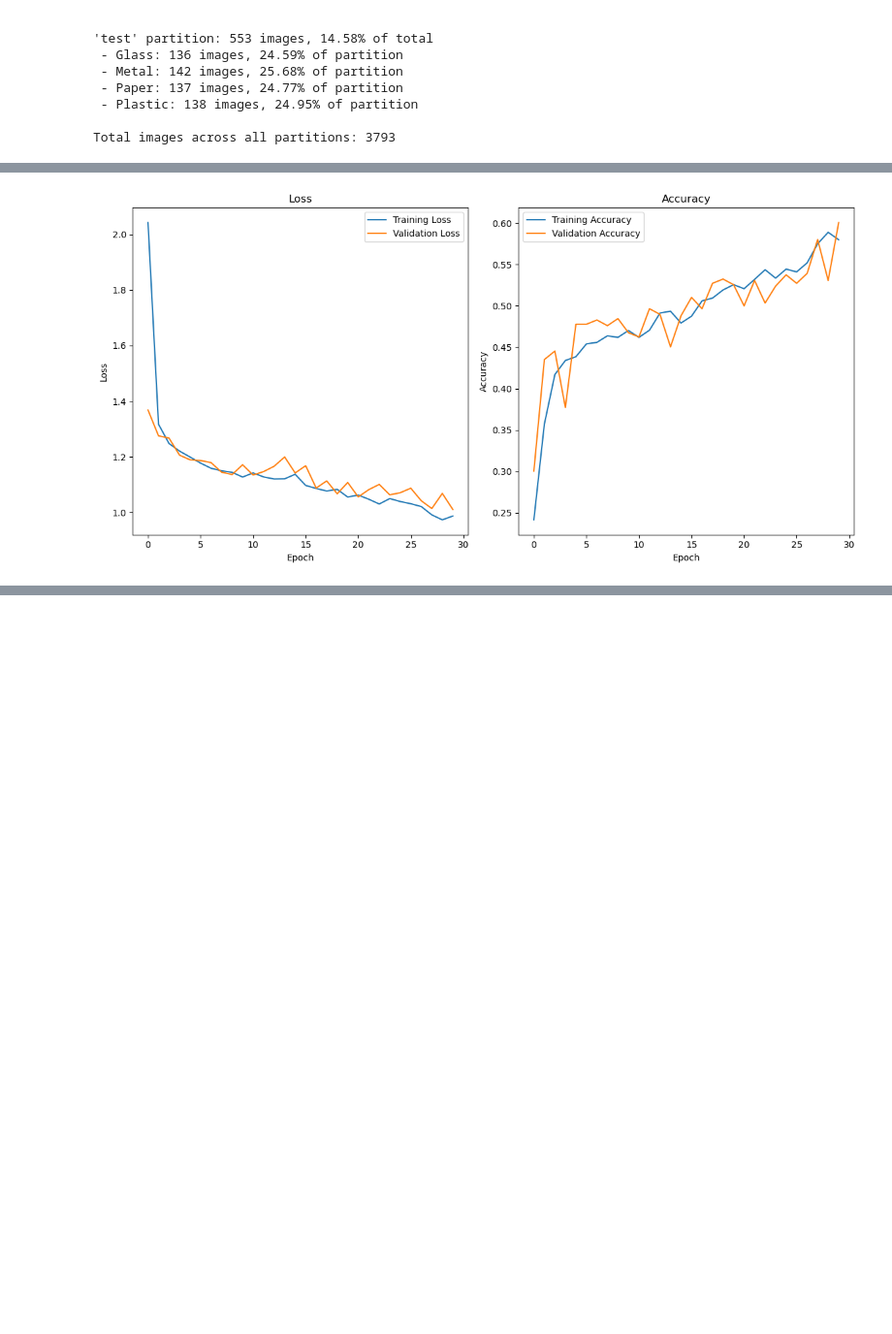
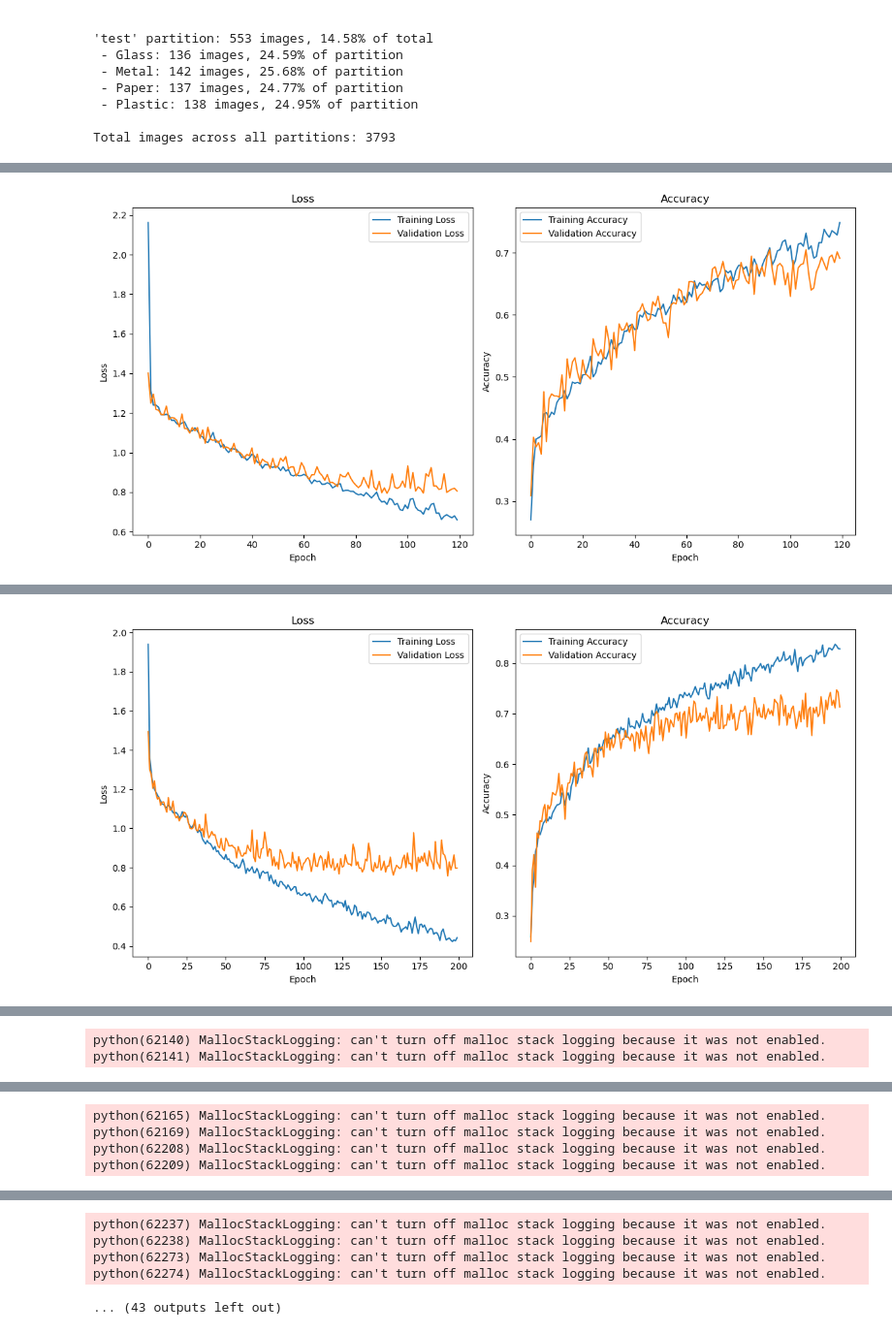
Before and after one commit to swapnil233/aps-360-project, a Jupyter notebook: APS360_project_v3.ipynb, the cells around one changed output, grey strips where cells are left out. Shown at 97% size. Drawn from its saved outputs; the diff is of its cells as text; code cells hidden in the pictures; blank space fills up the shorter version.

```diff
--- a/APS360_project_v3.ipynb
+++ b/APS360_project_v3.ipynb
@@ -103,7 +101,8 @@ def get_trash_data_loader(batch_size, img_dim):
     # Transforms
     transform = transforms.Compose([
         transforms.Resize((img_dim, img_dim)),  # Resize to img_dim x img_dim.
-        transforms.RandomHorizontalFlip(p=0.5), # Random horizontal flip 50% chance
+        transforms.RandomHorizontalFlip(),      # Random horizontal flip 50% chance
+        transforms.RandomVerticalFlip(),        # Random vertical flip 50% chance
         transforms.RandomRotation(45),          # Random rotation by 45 degrees
         transforms.ToTensor(),                  # Convert images to tensor
     ])
@@ -348,10 +391,15 @@ def train(model, train_loader, valid_loader, config):
     return best_valid_loss, best_valid_acc
 # %%
 hyperparameter_configs = [
-    # {'learning_rate': 1e-3, 'num_epochs': 30, 'batch_size': 256},
-    {'learning_rate': 1e-3, 'num_epochs': 30, 'batch_size': 128},
-    # {'learning_rate': 1e-4, 'num_epochs': 30, 'batch_size': 64},
-    # {'learning_rate': 1e-5, 'num_epochs': 30, 'batch_size': 64},
+    # {'learning_rate': 1e-3, 'num_epochs': 50, 'batch_size': 128}, # Done
+    # {'learning_rate': 1e-3, 'num_epochs': 80, 'batch_size': 128}, # Done
+    {'learning_rate': 1e-3, 'num_epochs': 120, 'batch_size': 128},
+    {'learning_rate': 1e-3, 'num_epochs': 200, 'batch_size': 128},
+    # {'learning_rate': 1e-4, 'num_epochs': 60, 'batch_size': 128},
+    {'learning_rate': 1e-4, 'num_epochs': 120, 'batch_size': 128},
+    # {'learning_rate': 1e-5, 'num_epochs': 60, 'batch_size': 128},
+    {'learning_rate': 1e-5, 'num_epochs': 120, 'batch_size': 128},
+    {'learning_rate': 1e-5, 'num_epochs': 200, 'batch_size': 128},
 ]
 
 performance_tracking = []
@@ -383,6 +431,6 @@ for config in hyperparameter_configs:
 
 # Determine best performing model
 best_performance = sorted(performance_tracking, key=lambda x: x['best_valid_loss'])[0]
-print("Best performing model configuration:", best_performance['config'])
+print("Best performing model configuration:", best_performance['config'])122
 print("With Validation Loss:", best_performance['best_valid_loss'], "and Validation Accuracy:", best_performance['best_valid_acc'])
 # %% [output]
@@ -406 +454 @@ Epoch 30/30 | Train Loss: 0.9873 | Validation Loss: 1.0107 | Train Acc: 0.5799 |
-[figure, old version]
+[figure, new version]
@@ -411,0 +472 @@ With Validation Loss: 1.010720694065094 and Validation Accuracy: 0.6006825938566
+[figure, added]
@@ -411,0 +508,2 @@ With Validation Loss: 1.010720694065094 and Validation Accuracy: 0.6006825938566
+python(62140) MallocStackLogging: can't turn off malloc stack logging because it was not enabled.
+python(62141) MallocStackLogging: can't turn off malloc stack logging because it was not enabled.
@@ -411,0 +511,4 @@ With Validation Loss: 1.010720694065094 and Validation Accuracy: 0.6006825938566
+python(62165) MallocStackLogging: can't turn off malloc stack logging because it was not enabled.
+python(62169) MallocStackLogging: can't turn off malloc stack logging because it was not enabled.
+python(62208) MallocStackLogging: can't turn off malloc stack logging because it was not enabled.
+python(62209) MallocStackLogging: can't turn off malloc stack logging because it was not enabled.
@@ -412,3 +516,8 @@ With Validation Loss: 1.010720694065094 and Validation Accuracy: 0.6006825938566
+python(62237) MallocStackLogging: can't turn off malloc stack logging because it was not enabled.
+python(62238) MallocStackLogging: can't turn off malloc stack logging because it was not enabled.
+python(62273) MallocStackLogging: can't turn off malloc stack logging because it was not enabled.
+python(62274) MallocStackLogging: can't turn off malloc stack logging because it was not enabled.
+... (43 outputs left out)
 # %%
 def load_model(model_class, model_path):
     model = model_class().to(device)
```
Also changed, not shown: parts of 7 cells of this notebook, 9 other files.
